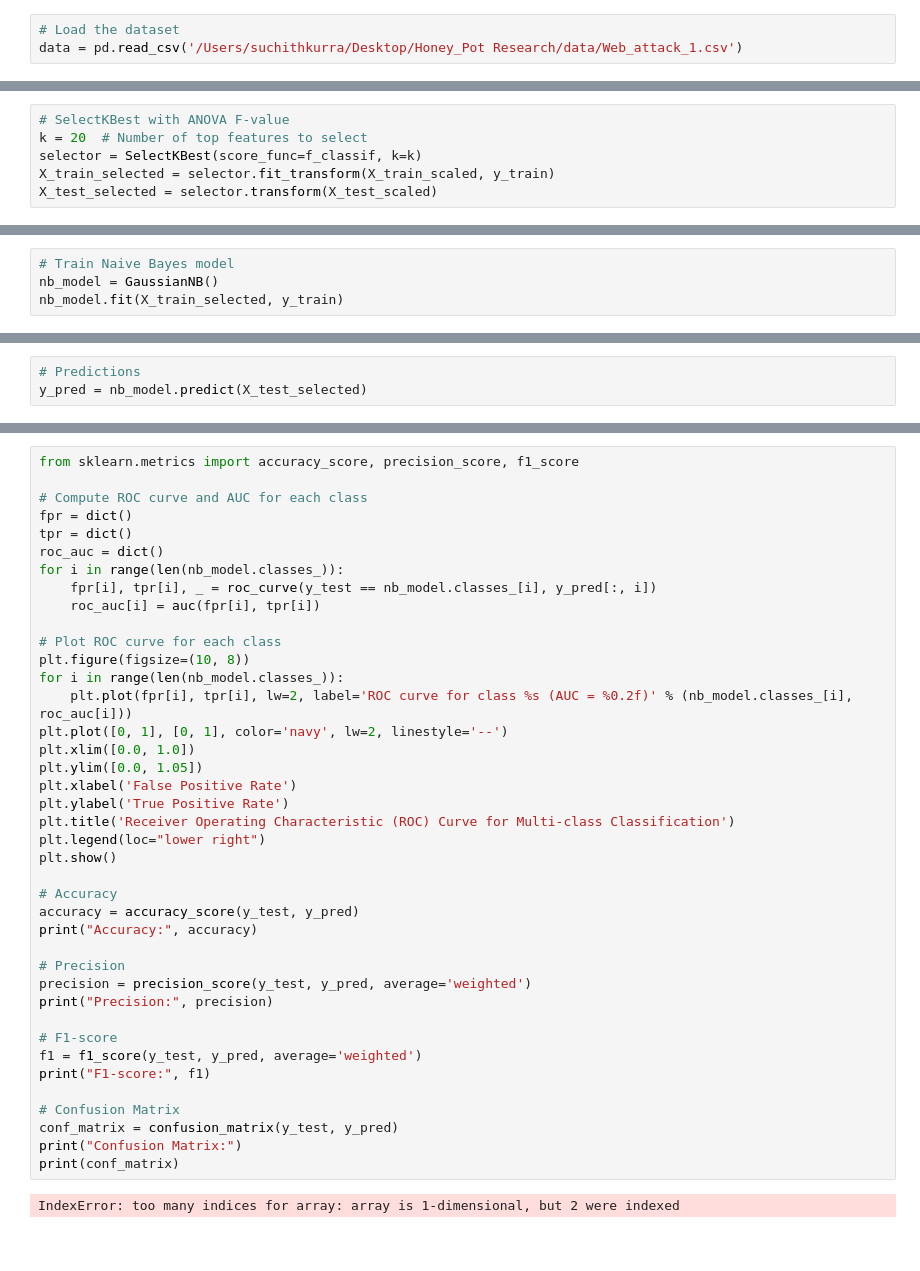
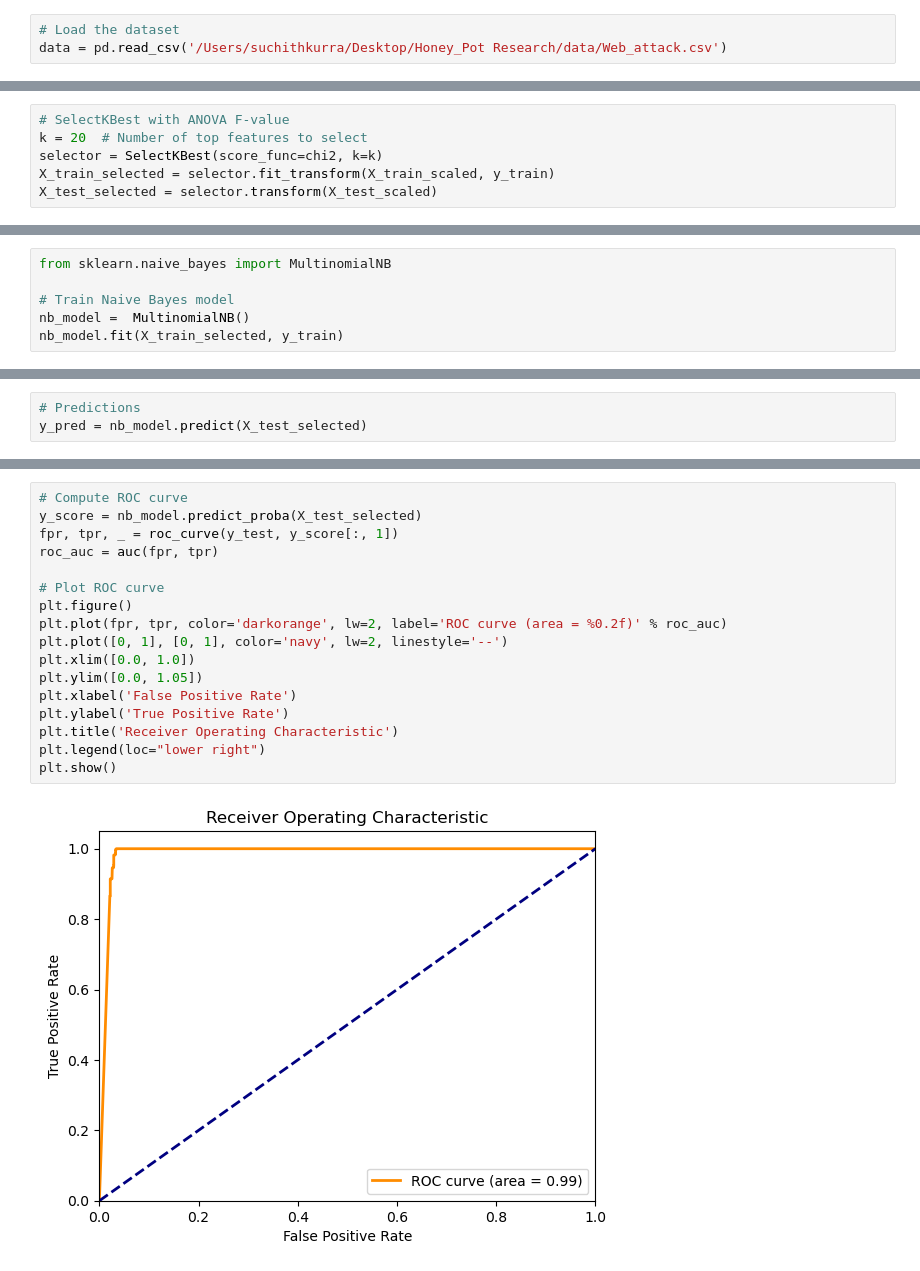
Before and after one commit to suchithkurra/HoneyPot_research_code, a Jupyter notebook: models/web_attack_naive_v1.ipynb, the cells around one changed output, grey strips where cells are left out. Drawn from its saved outputs; the diff is of its cells as text; blank space fills up the shorter version.

Commit message:
web_attack_ensemble done

```diff
--- a/models/web_attack_naive_v1.ipynb
+++ b/models/web_attack_naive_v1.ipynb
@@ -10,7 +10,7 @@ from sklearn.metrics import classification_report, confusion_matrix, roc_curve,
 import matplotlib.pyplot as plt
 # %%
 # Load the dataset
-data = pd.read_csv('/Users/suchithkurra/Desktop/Honey_Pot Research/data/Web_attack_1.csv')
+data = pd.read_csv('/Users/suchithkurra/Desktop/Honey_Pot Research/data/Web_attack.csv')
 # %%
 # Data preprocessing
 # Drop any rows with missing values
@@ -41,6 +41,6 @@ X_test_scaled = scaler.transform(X_test)
 # %%
 # SelectKBest with ANOVA F-value
 k = 20  # Number of top features to select
-selector = SelectKBest(score_func=f_classif, k=k)
+selector = SelectKBest(score_func=chi2, k=k)
 X_train_selected = selector.fit_transform(X_train_scaled, y_train)
 X_test_selected = selector.transform(X_test_scaled)
@@ -64,7 +68,9 @@ Index(['Destination Port', 'Fwd Packet Length Min', 'Fwd Packet Length Mean',
        'min_seg_size_forward'],
       dtype='object')
 # %%
+from sklearn.naive_bayes import MultinomialNB
+
 # Train Naive Bayes model
-nb_model = GaussianNB()
+nb_model =  MultinomialNB()
 nb_model.fit(X_train_selected, y_train)
 # %% [output]
@@ -99,43 +101,20 @@ Confusion Matrix:
 # %%
-from sklearn.metrics import accuracy_score, precision_score, f1_score
+# Compute ROC curve
+y_score = nb_model.predict_proba(X_test_selected)
+fpr, tpr, _ = roc_curve(y_test, y_score[:, 1])
+roc_auc = auc(fpr, tpr)
 
-# Compute ROC curve and AUC for each class
-fpr = dict()
-tpr = dict()
-roc_auc = dict()
-for i in range(len(nb_model.classes_)):
-    fpr[i], tpr[i], _ = roc_curve(y_test == nb_model.classes_[i], y_pred[:, i])
-    roc_auc[i] = auc(fpr[i], tpr[i])
-
-# Plot ROC curve for each class
-plt.figure(figsize=(10, 8))
-for i in range(len(nb_model.classes_)):
-    plt.plot(fpr[i], tpr[i], lw=2, label='ROC curve for class %s (AUC = %0.2f)' % (nb_model.classes_[i], roc_auc[i]))
+# Plot ROC curve
+plt.figure()
+plt.plot(fpr, tpr, color='darkorange', lw=2, label='ROC curve (area = %0.2f)' % roc_auc)
 plt.plot([0, 1], [0, 1], color='navy', lw=2, linestyle='--')
 plt.xlim([0.0, 1.0])
 plt.ylim([0.0, 1.05])
 plt.xlabel('False Positive Rate')
 plt.ylabel('True Positive Rate')
-plt.title('Receiver Operating Characteristic (ROC) Curve for Multi-class Classification')
+plt.title('Receiver Operating Characteristic')
 plt.legend(loc="lower right")
 plt.show()
-
-# Accuracy
-accuracy = accuracy_score(y_test, y_pred)
-print("Accuracy:", accuracy)
-
-# Precision
-precision = precision_score(y_test, y_pred, average='weighted')
-print("Precision:", precision)
-
-# F1-score
-f1 = f1_score(y_test, y_pred, average='weighted')
-print("F1-score:", f1)
-
-# Confusion Matrix
-conf_matrix = confusion_matrix(y_test, y_pred)
-print("Confusion Matrix:")
-print(conf_matrix)
 # %% [output]
-IndexError: too many indices for array: array is 1-dimensional, but 2 were indexed
+[figure, added]
 # %%
```
Also changed, not shown: parts of 11 cells of this notebook, 8 other files.
